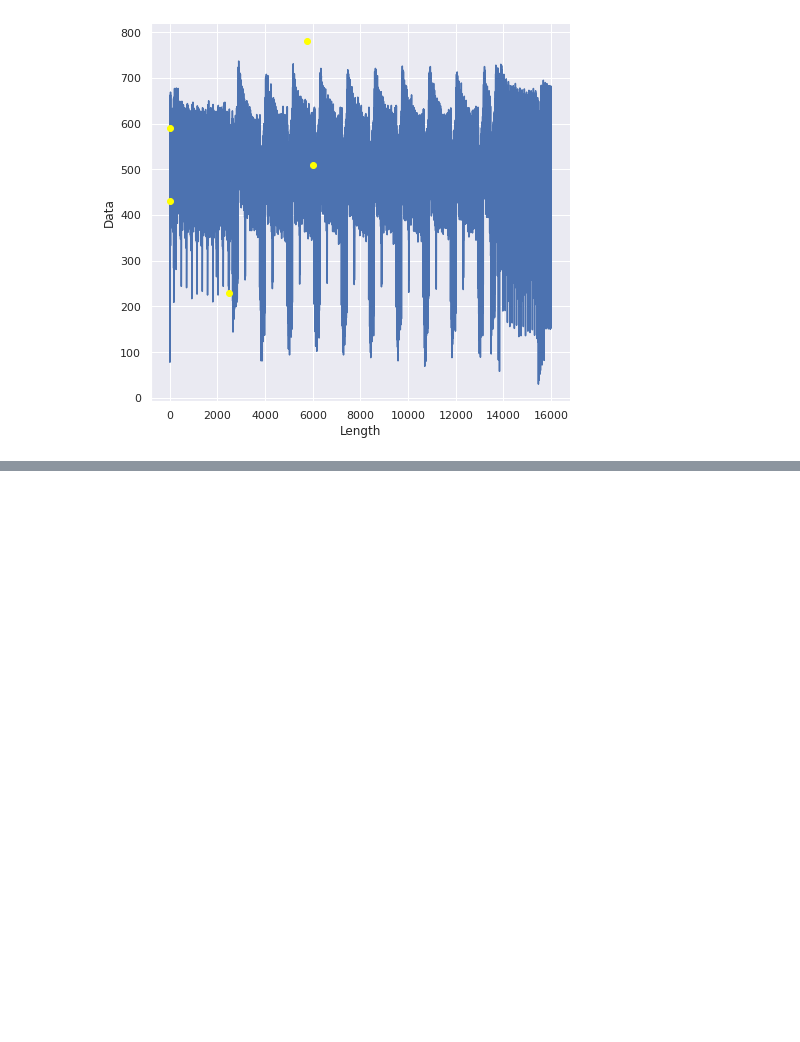
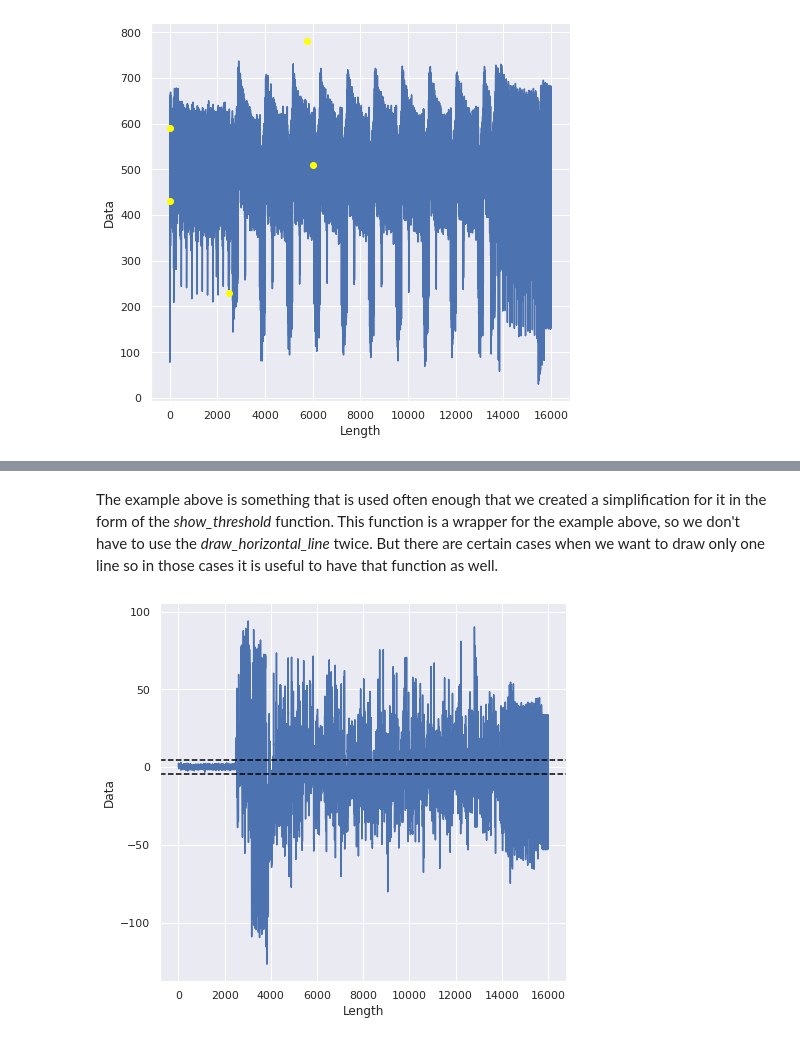
Before and after one commit to RazePerson/sca-leakage-detection-framework, a Jupyter notebook: sca-leakage-detection-framework/main-app.ipynb, the cells around one changed output, grey strips where cells are left out. Saved outputs shown, nothing was run; the diff lists cells and outputs as text; code cells hidden in the pictures; blank space fills up the shorter version.

```diff
--- a/sca-leakage-detection-framework/main-app.ipynb
+++ b/sca-leakage-detection-framework/main-app.ipynb
@@ -245,0 +253,6 @@ plotter.create_line_plot(trace_data.get_all_traces()).highlight_points(coord, ma
+# %% [markdown]
+The example above is something that is used often enough that we created a simplification for it in the form of the *show_threshold* function. This function is a wrapper for the example above, so we don't have to use the *draw_horizontal_line* twice. But there are certain cases when we want to draw only one line so in those cases it is useful to have that function as well.
+# %%
+plotter.create_line_plot(t_statistic).show_threshold(4.5).plot()
+# %% [output]
+[figure, added]
```
Also changed, not shown: parts of 13 cells of this notebook, 5 other files.
